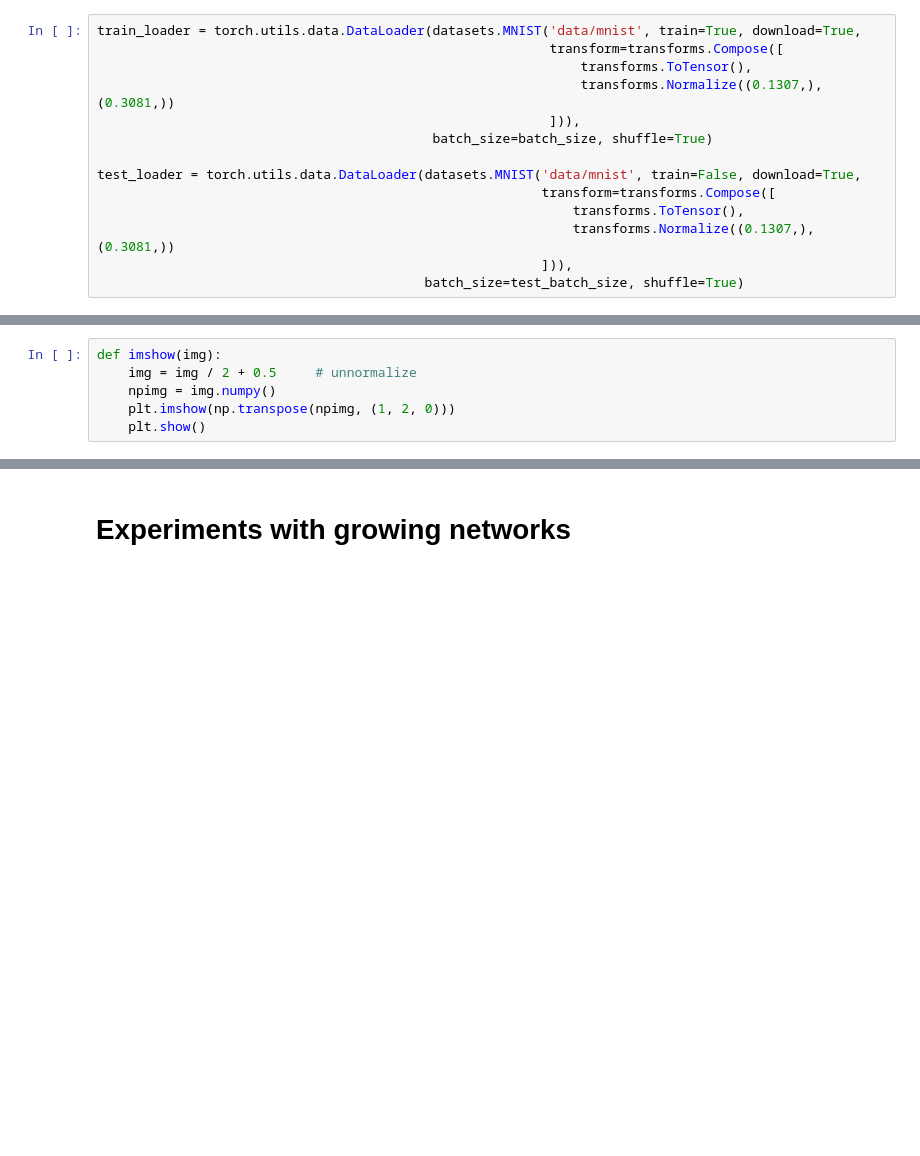
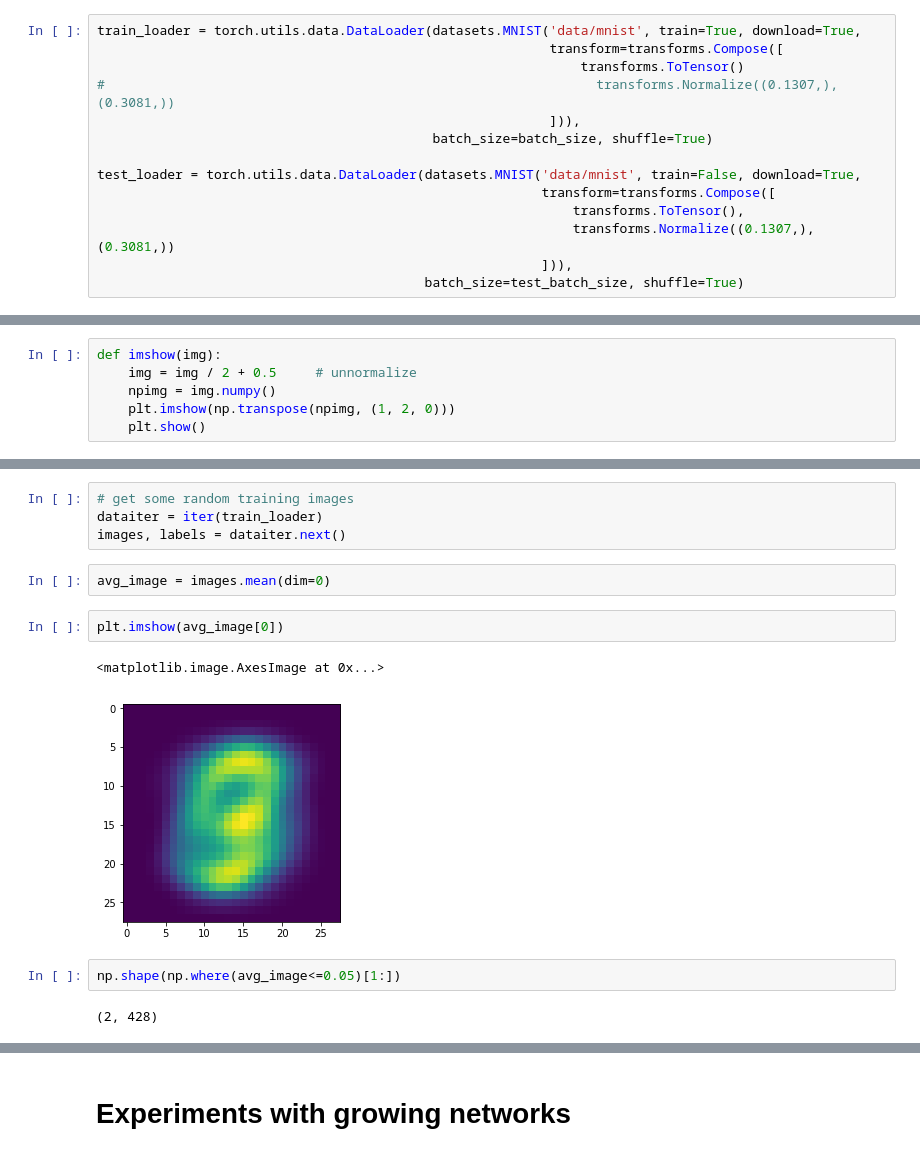
Before and after one commit to mshalvagal/weightSymmetry, a Jupyter notebook: notebooks/MNIST Net2Net.ipynb, the cells around one changed output, grey strips where cells are left out. Drawn from its saved outputs; the diff is of its cells as text; blank space fills up the shorter version.

```diff
--- a/notebooks/MNIST Net2Net.ipynb
+++ b/notebooks/MNIST Net2Net.ipynb
@@ -38,8 +38,8 @@ test_batch_size = 64
 # %%
 train_loader = torch.utils.data.DataLoader(datasets.MNIST('data/mnist', train=True, download=True,
                                                           transform=transforms.Compose([
-                                                              transforms.ToTensor(),
-                                                              transforms.Normalize((0.1307,), (0.3081,))
+                                                              transforms.ToTensor()
+#                                                               transforms.Normalize((0.1307,), (0.3081,))
                                                           ])),
                                            batch_size=batch_size, shuffle=True)
 
@@ -76,0 +70,15 @@ Clipping input data to the valid range for imshow with RGB data ([0..1] for floa
+# %%
+# get some random training images
+dataiter = iter(train_loader)
+images, labels = dataiter.next()
+# %%
+avg_image = images.mean(dim=0)
+# %%
+plt.imshow(avg_image[0])
+# %% [output]
+<matplotlib.image.AxesImage at 0x...>
+[figure, added]
+# %%
+np.shape(np.where(avg_image<=0.05)[1:])
+# %% [output]
+(2, 428)
```
Also changed, not shown: parts of 12 cells of this notebook, 8 other files.
